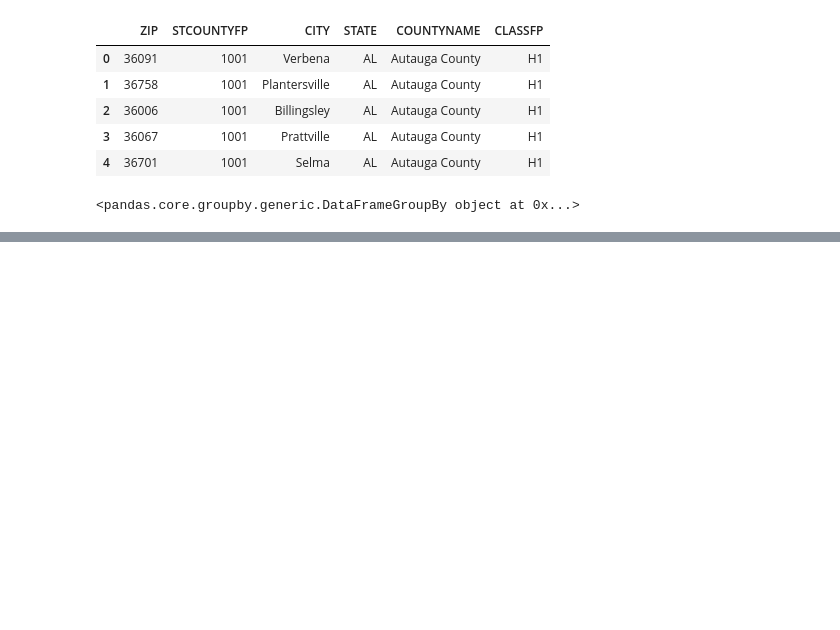
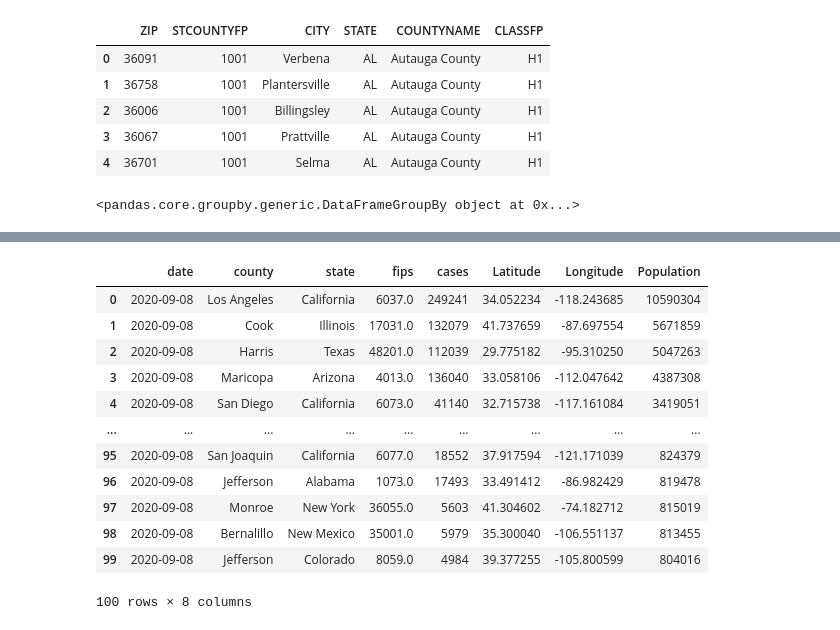
Before and after one commit to Pankaj-gh/Rice-Project-1-G11, a Jupyter notebook: main_script.ipynb, the cells around one changed output, grey strips where cells are left out. Saved outputs shown, nothing was run; the diff lists cells and outputs as text; code cells hidden in the pictures; blank space fills up the shorter version.

```diff
--- a/main_script.ipynb
+++ b/main_script.ipynb
@@ -261,0 +302,2 @@ fp
+# %%
+ss=pd.merge(df_latlng,g,on='fips')
@@ -261,0 +313,22 @@ fp
+# %%
+resetss=ss.sort_values('Population',ascending=False)
+# %%
+top100=resetss.head(100)
+# %%
+top100.reset_index(inplace=True,drop=True)
+# %%
+top100
+# %% [output]
+|  | date | county | state | fips | cases | Latitude | Longitude | Population |
+| 0 | 2020-09-08 | Los Angeles | California | 6037.0 | 249241 | 34.052234 | -118.243685 | 10590304 |
+| 1 | 2020-09-08 | Cook | Illinois | 17031.0 | 132079 | 41.737659 | -87.697554 | 5671859 |
+| 2 | 2020-09-08 | Harris | Texas | 48201.0 | 112039 | 29.775182 | -95.310250 | 5047263 |
+| 3 | 2020-09-08 | Maricopa | Arizona | 4013.0 | 136040 | 33.058106 | -112.047642 | 4387308 |
+| 4 | 2020-09-08 | San Diego | California | 6073.0 | 41140 | 32.715738 | -117.161084 | 3419051 |
+| ... | ... | ... | ... | ... | ... | ... | ... | ... |
+| 95 | 2020-09-08 | San Joaquin | California | 6077.0 | 18552 | 37.917594 | -121.171039 | 824379 |
+| 96 | 2020-09-08 | Jefferson | Alabama | 1073.0 | 17493 | 33.491412 | -86.982429 | 819478 |
+| 97 | 2020-09-08 | Monroe | New York | 36055.0 | 5603 | 41.304602 | -74.182712 | 815019 |
+| 98 | 2020-09-08 | Bernalillo | New Mexico | 35001.0 | 5979 | 35.300040 | -106.551137 | 813455 |
+| 99 | 2020-09-08 | Jefferson | Colorado | 8059.0 | 4984 | 39.377255 | -105.800599 | 804016 |
+100 rows × 8 columns
```
Also changed, not shown: parts of 11 cells of this notebook.
